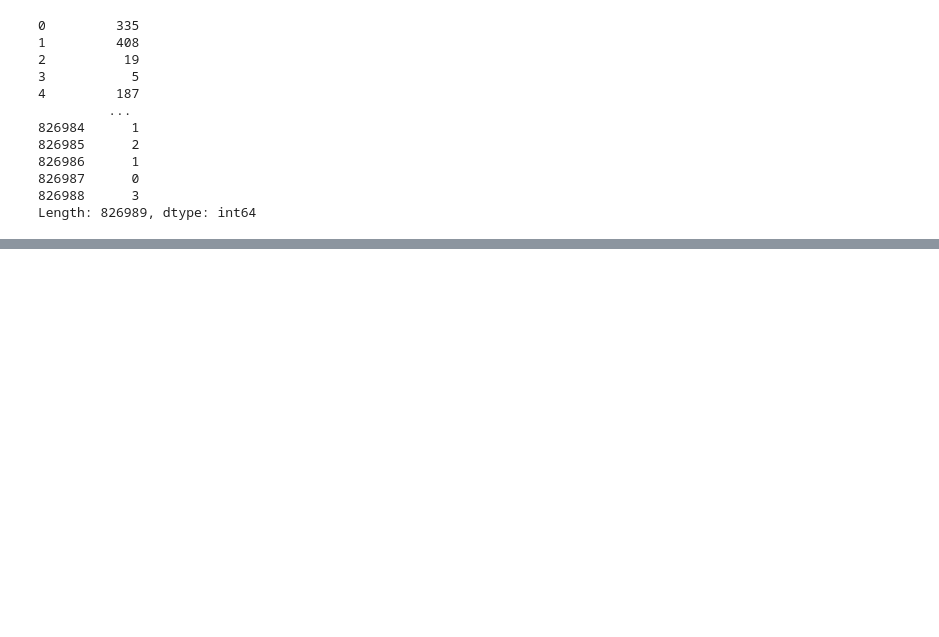
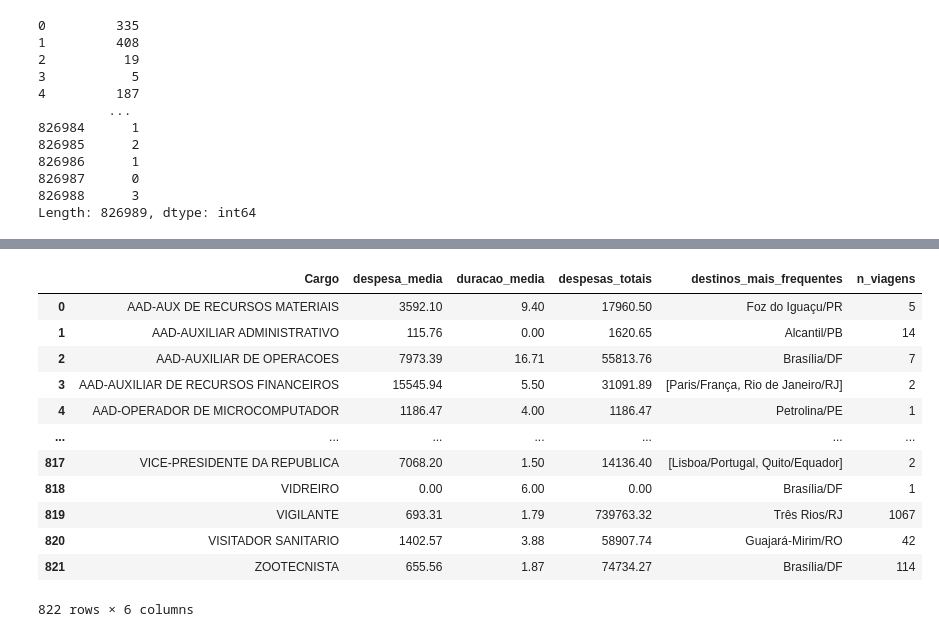
Before and after one commit to araujojv/Estudos_py_ml, a Jupyter notebook: analise_de_dados/projeto_pandas_governo/teste.ipynb, the cells around one changed output, grey strips where cells are left out. Drawn from its saved outputs; the diff is of its cells as text; code cells hidden in the pictures; blank space fills up the shorter version.

```diff
--- a/analise_de_dados/projeto_pandas_governo/teste.ipynb
+++ b/analise_de_dados/projeto_pandas_governo/teste.ipynb
@@ -114,0 +333,26 @@ df_viagens
+# %%
+(df_viagens.
+ groupby("Cargo")
+ .agg(
+     despesa_media=("Despesas","mean"),
+     duracao_media=("dias de viagem","mean"),
+     despesas_totais=("Despesas","sum"),
+     destinos_mais_frequentes=("Destinos", pd.Series.mode),
+     n_viagens=("Nome","count")
+     )
+ .reset_index()
+ )
+# %% [output]
+|  | Cargo | despesa_media | duracao_media | despesas_totais | destinos_mais_frequentes | n_viagens |
+| 0 | AAD-AUX DE RECURSOS MATERIAIS | 3592.10 | 9.40 | 17960.50 | Foz do Iguaçu/PR | 5 |
+| 1 | AAD-AUXILIAR ADMINISTRATIVO | 115.76 | 0.00 | 1620.65 | Alcantil/PB | 14 |
+| 2 | AAD-AUXILIAR DE OPERACOES | 7973.39 | 16.71 | 55813.76 | Brasília/DF | 7 |
+| 3 | AAD-AUXILIAR DE RECURSOS FINANCEIROS | 15545.94 | 5.50 | 31091.89 | [Paris/França, Rio de Janeiro/RJ] | 2 |
+| 4 | AAD-OPERADOR DE MICROCOMPUTADOR | 1186.47 | 4.00 | 1186.47 | Petrolina/PE | 1 |
+| ... | ... | ... | ... | ... | ... | ... |
+| 817 | VICE-PRESIDENTE DA REPUBLICA | 7068.20 | 1.50 | 14136.40 | [Lisboa/Portugal, Quito/Equador] | 2 |
+| 818 | VIDREIRO | 0.00 | 6.00 | 0.00 | Brasília/DF | 1 |
+| 819 | VIGILANTE | 693.31 | 1.79 | 739763.32 | Três Rios/RJ | 1067 |
+| 820 | VISITADOR SANITARIO | 1402.57 | 3.88 | 58907.74 | Guajará-Mirim/RO | 42 |
+| 821 | ZOOTECNISTA | 655.56 | 1.87 | 74734.27 | Brasília/DF | 114 |
+822 rows × 6 columns
```
Also changed, not shown: parts of 16 cells of this notebook.
